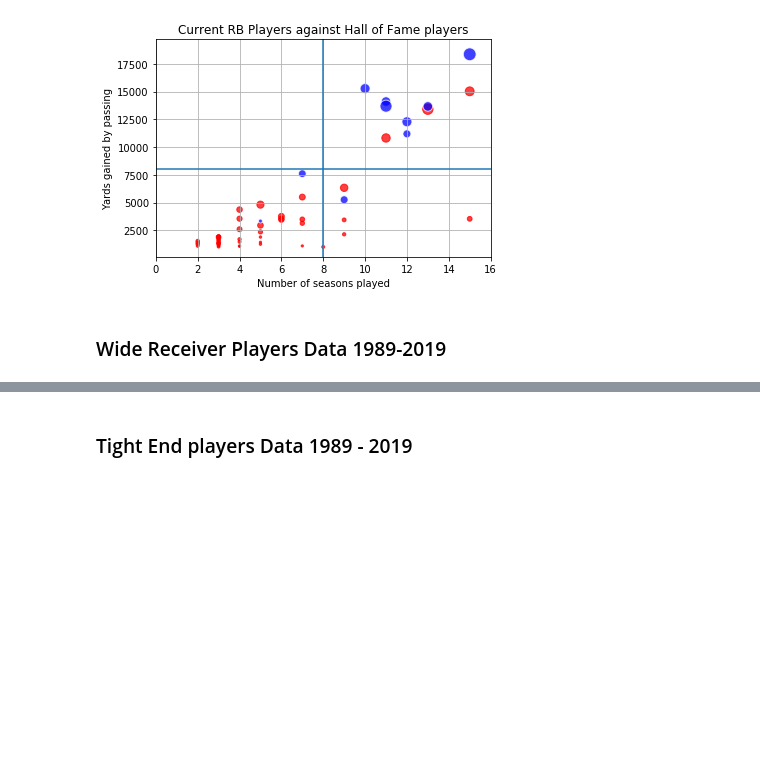
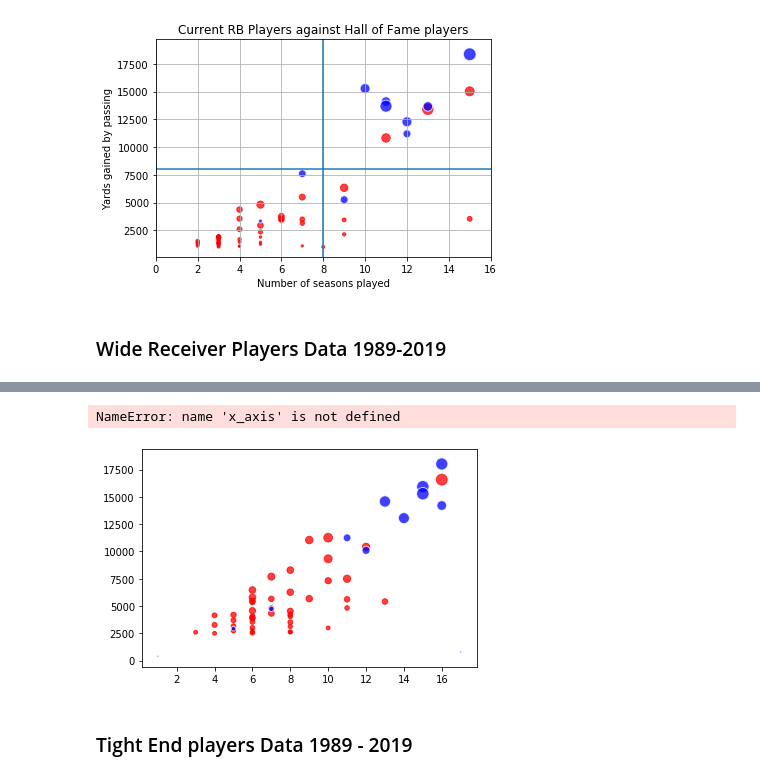
Before and after one commit to ankitapatel9/NFL-project, a Jupyter notebook: nfl-player-data.ipynb, the cells around one changed output, grey strips where cells are left out. Drawn from its saved outputs; the diff is of its cells as text; code cells hidden in the pictures; blank space fills up the shorter version.

Commit message:
cleanup WR data.

```diff
--- a/nfl-player-data.ipynb
+++ b/nfl-player-data.ipynb
@@ -334,11 +383 @@ wr_arr[wr_arr<= wr_lower_boundary]
-# %%
-# Collecting current WR players from dataframe
-current_wr_df= wide_receiver_data_df[wide_receiver_data_df['To']==2019]
-#Defining the Hall of Fame WR players by creating a column named HOF and adding a 1 if there is an "*"
-for row in range(wide_receiver_data_df.shape[0]):
-   if wide_receiver_data_df.loc[row,'Player'][-1] == '*':
-       wide_receiver_data_df.loc[row,'hof'] = 1
-   else:
-       wide_receiver_data_df.loc[row,'hof'] = 0
-wide_receiver_data_df.head()
 # %%
@@ -350,0 +397,5 @@ hof_wr_df
+# %%
+#Reducing the dataframe to include only Hall of Fame Wide Recievers
+#find the rows with * in the player name
+hof_wr = wide_receiver_data_df[wide_receiver_data_df['Player'].str.contains('\*')]
+hof_wr.head()
@@ -351,23 +409,22 @@ hof_wr_df
 # %%
-#Defining the scatterplot to compare the total yards and touchdowns of current and Hall of Fame Wide Recievers
-x_axis =current_wr_highyds_df['No of Season']
-y_axis= current_wr_highyds_df['Yds']
-TD= current_wr_highyds_df['TD']
-x1_axis=hof_wr_df['No of Season']
-y1_axis=hof_wr_df['Yds']
-TD1=hof_wr_df['TD']
 #Creating a scatterplot of the Current WR versus those WR that are now in the Hall of Fame
+plt.scatter(current_wr_highyds_df['No of Season'],current_wr_highyds_df['Yds'],s = current_wr_highyds_df['TD'],marker='o',facecolors= 'red',alpha=0.75)
+plt.scatter(hof_wr['No of Season'],hof_wr['Yds'],s = hof_wr['TD'],marker='o',facecolors= 'blue',edgecolors="white",alpha=0.75)
+
 plt.scatter(x_axis, y_axis,marker='o',facecolors= 'red',edgecolors="red", s=TD,alpha=0.75)
 plt.scatter(x1_axis, y1_axis,marker='o',facecolors= 'blue',edgecolors="blue", s=TD1,alpha=0.75)
 plt.xlim(2,17)
 plt.grid()
 plt.axhline(y=8000, color='r', linestyle='-')
 plt.axvline(x=11, color='b', linestyle='-')
 #add title and labels
 plt.title("Current WR Players against Hall of Fame players")
 plt.xlabel("Number of seasons played")
 plt.ylabel("Yards gained by passing")
 plt.show()
+# %% [output]
+NameError: name 'x_axis' is not defined
+[figure, added]
 # %% [markdown]
 ### Tight End players Data 1989 - 2019 ###
 # %%
```
Also changed, not shown: parts of 12 cells of this notebook.
